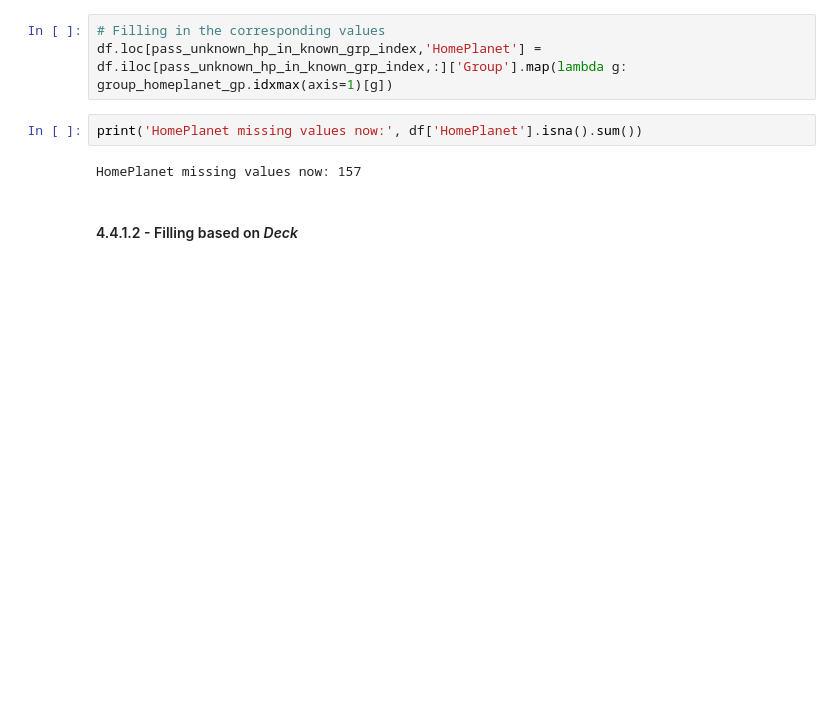
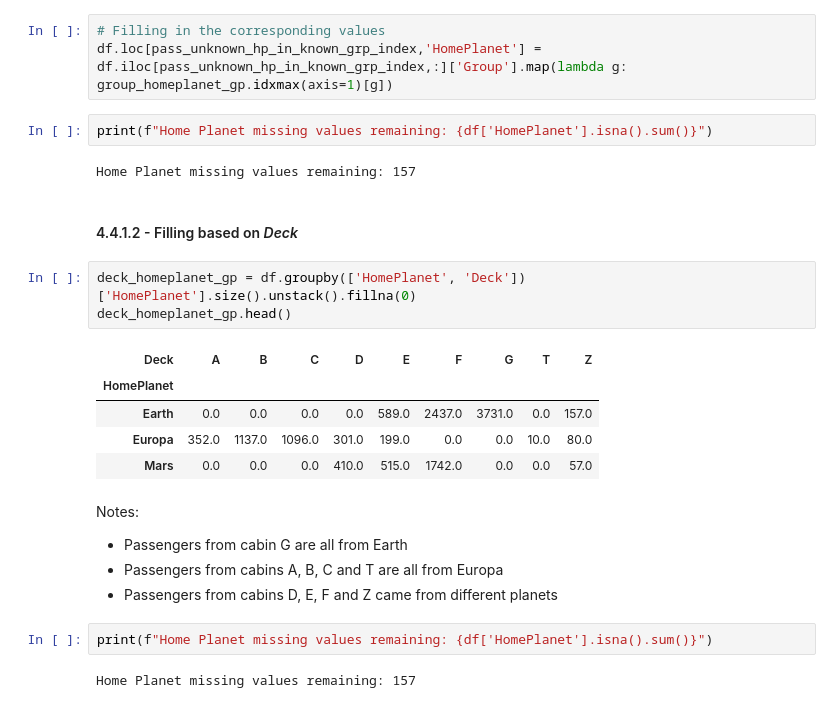
Before and after one commit to pedroheck/training-exercises-for-machine-learning, a Jupyter notebook: Beginner/Spaceship Titanic/main.ipynb, the cells around one changed output. Saved outputs shown, nothing was run; the diff lists cells and outputs as text; blank space fills up the shorter version.

```diff
--- a/Beginner/Spaceship Titanic/main.ipynb
+++ b/Beginner/Spaceship Titanic/main.ipynb
@@ -447,8 +447,27 @@ Int64Index([   59,   113,   405,   407,   438,   471,   501,   505,   524,
 # Filling in the corresponding values
 df.loc[pass_unknown_hp_in_known_grp_index,'HomePlanet'] = df.iloc[pass_unknown_hp_in_known_grp_index,:]['Group'].map(lambda g: group_homeplanet_gp.idxmax(axis=1)[g])
 # %%
-print('HomePlanet missing values now:', df['HomePlanet'].isna().sum())
+print(f"Home Planet missing values remaining: {df['HomePlanet'].isna().sum()}")
 # %% [output]
-HomePlanet missing values now: 157
+Home Planet missing values remaining: 157
 # %% [markdown]
 #### 4.4.1.2 - Filling based on *Deck*
+# %%
+deck_homeplanet_gp = df.groupby(['HomePlanet', 'Deck'])['HomePlanet'].size().unstack().fillna(0)
+deck_homeplanet_gp.head()
+# %% [output]
+| Deck | A | B | C | D | E | F | G | T | Z |
+| HomePlanet |  |  |  |  |  |  |  |  |  |
+| Earth | 0.0 | 0.0 | 0.0 | 0.0 | 589.0 | 2437.0 | 3731.0 | 0.0 | 157.0 |
+| Europa | 352.0 | 1137.0 | 1096.0 | 301.0 | 199.0 | 0.0 | 0.0 | 10.0 | 80.0 |
+| Mars | 0.0 | 0.0 | 0.0 | 410.0 | 515.0 | 1742.0 | 0.0 | 0.0 | 57.0 |
+# %% [markdown]
+Notes:
+
+- Passengers from cabin G are all from Earth
+- Passengers from cabins A, B, C and T are all from Europa
+- Passengers from cabins D, E, F and Z came from different planets
+# %%
+print(f"Home Planet missing values remaining: {df['HomePlanet'].isna().sum()}")
+# %% [output]
+Home Planet missing values remaining: 157
```
Also changed, not shown: parts of 38 cells of this notebook.
